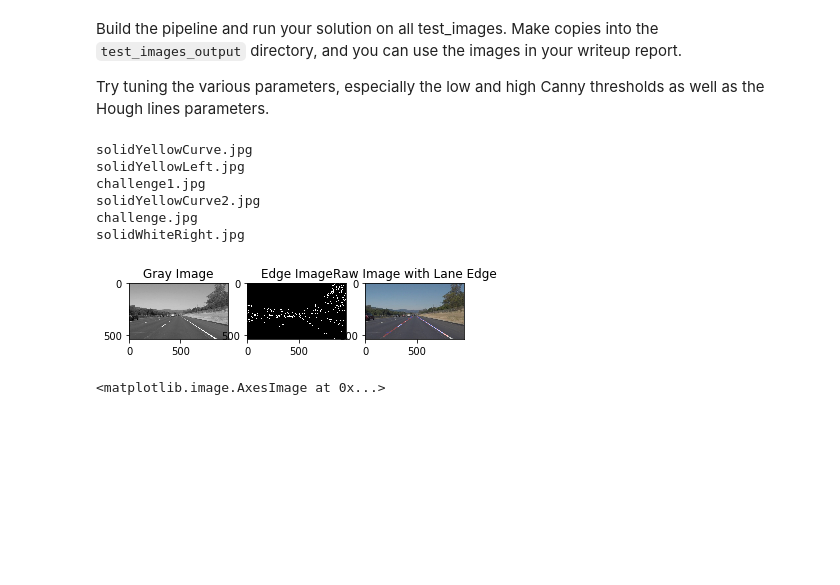
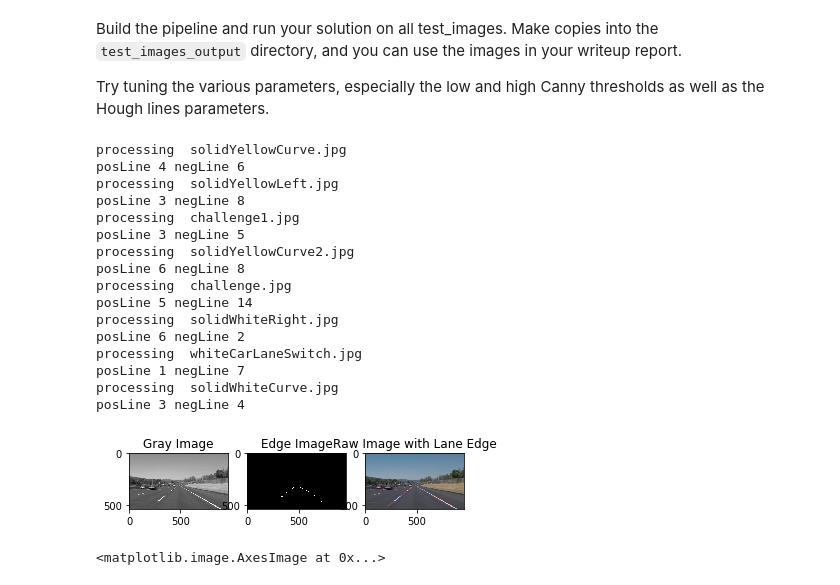
Before and after one commit to StevenShuoFeng/CarND-LaneLines-P1, a Jupyter notebook: P1.ipynb, the cells around one changed output. Drawn from its saved outputs; the diff is of its cells as text; code cells hidden in the pictures; blank space fills up the shorter version.

Commit message:
orgnize output with more intermediate results for debuging

```diff
--- a/P1.ipynb
+++ b/P1.ipynb
@@ -261,49 +313,47 @@ Try tuning the various parameters, especially the low and high Canny thresholds
 # %%
 # TODO: Build your pipeline that will draw lane lines on the test_images
 # then save them to the test_images_output directory.
 import os
 
 inputImageDir = "test_images/"
 outputImageDir = "test_images_output/"
 files = os.listdir(inputImageDir)
 
-for k in range(len(testImageFiles)):
-    img = mpimg.imread(inputImageDir + files[k])
-    imgGray = grayscale(img)
-    sizy, sizx = imgGray.shape
-    print(files[k])
+for file in files:
+    img = mpimg.imread(inputImageDir + file)
+    print("processing ", file)
 
-    # Define a region of interest in front-center
-    roi = np.array([[sizx*0.45, sizy*0.6], [sizx*0.2, sizy*0.9], [sizx*0.8, sizy*0.9], [sizx*0.55, sizy*0.6]]).astype(int)
-
-    # Detect all edges
-    imgEdge = canny(imgGray, 50, 100)
-    imgEdgeROI = region_of_interest(imgEdge, [roi])
+    res, imgGray, imgEdgeROI, lineROI = process_image(img)
 
     plt.subplot(1,3,1)
     plt.imshow(imgGray, cmap='gray'), plt.title('Gray Image')
     plt.subplot(1,3,2)
     plt.imshow(imgEdge, cmap='gray'), plt.title('Edge Image')
     plt.subplot(1,3,3)
     plt.imshow(lineROI), plt.title('Hough Lines (ROI) Image')
+    plt.imshow(res), plt.title('Raw Image with Lane Edge')
 
-    # hough transform for lines
-    lineROI = hough_lines(imgEdgeROI, rho=1, theta=np.pi/180, threshold=20, min_line_len=5, max_line_gap=2)
-
-
-    res = weighted_img(initial_img=img, img=lineROI, α=0.8, β=0.2, γ=0.5)
-    plt.imshow(res), plt.title('Raw Image with Lane Edge')
-#     cv2.imwrite(outputImageDir + "rawline_" + files[k], cv2.cvtColor(res, cv2.COLOR_RGB2BGR))
-#     cv2.imwrite(outputImageDir + files[k], cv2.cvtColor(res, cv2.COLOR_RGB2BGR))
-    cv2.imwrite(outputImageDir + files[k], imgEdgeROI)
+    cv2.imwrite(outputImageDir + "edges/" + file, imgEdgeROI)
+    cv2.imwrite(outputImageDir + "rawline/" + file, cv2.cvtColor(res, cv2.COLOR_RGB2BGR))
+    cv2.imwrite(outputImageDir + file, cv2.cvtColor(res, cv2.COLOR_RGB2BGR))
 # %% [output]
-solidYellowCurve.jpg
-solidYellowLeft.jpg
-challenge1.jpg
-solidYellowCurve2.jpg
-challenge.jpg
-solidWhiteRight.jpg
+processing  solidYellowCurve.jpg
+posLine 4 negLine 6
+processing  solidYellowLeft.jpg
+posLine 3 negLine 8
+processing  challenge1.jpg
+posLine 3 negLine 5
+processing  solidYellowCurve2.jpg
+posLine 6 negLine 8
+processing  challenge.jpg
+posLine 5 negLine 14
+processing  solidWhiteRight.jpg
+posLine 6 negLine 2
+processing  whiteCarLaneSwitch.jpg
+posLine 1 negLine 7
+processing  solidWhiteCurve.jpg
+posLine 3 negLine 4
-[figure, old version]
+[figure, new version]
 # %%
 ret, imgGrayThresh = cv2.threshold(region_of_interest(imgGray, [roi]),150,250,cv2.THRESH_BINARY)
 imgGrayThresh *= 255
```
Also changed, not shown: parts of 3 cells of this notebook, 25 other files.
